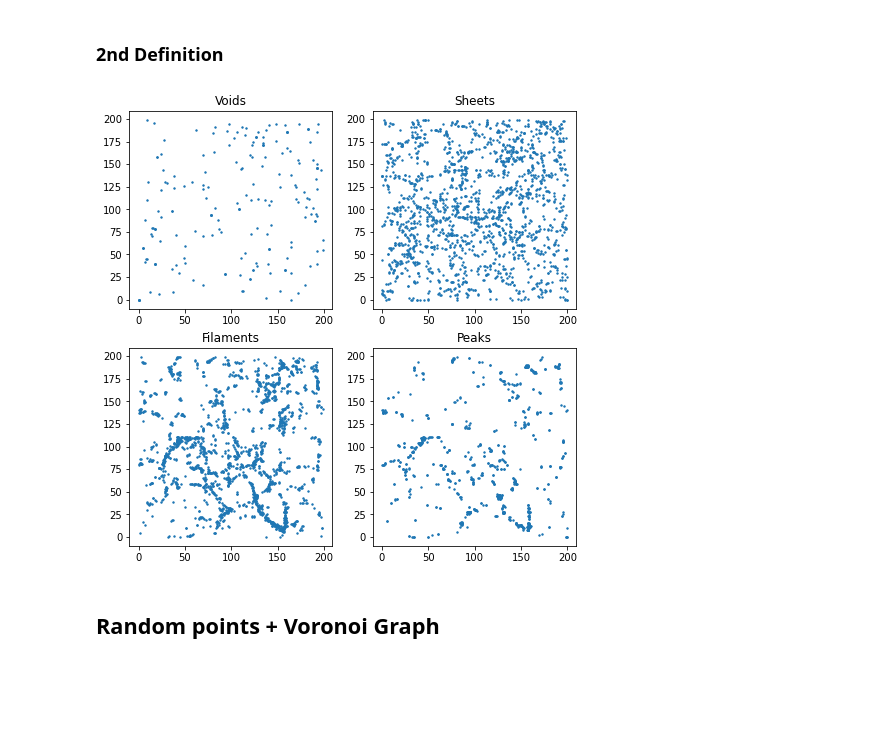
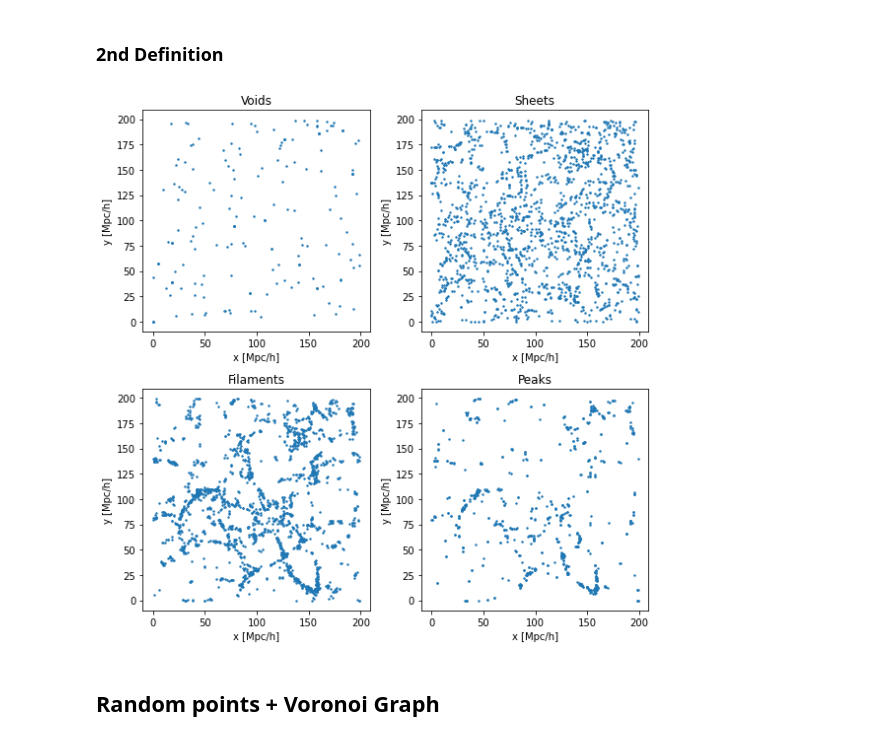
Before and after one commit to jsuarez314/cosmic_web_class, a Jupyter notebook: Environment_Classification_Methods.ipynb, the cells around one changed output. Cells and saved outputs as stored; diff of their text form; code cells hidden in the pictures; blank space fills up the shorter version.

```diff
--- a/Environment_Classification_Methods.ipynb
+++ b/Environment_Classification_Methods.ipynb
@@ -253,26 +279,38 @@ ii_void = is_real & is_void & is_slice
 ii_fila = is_real & is_filament & is_slice
 ii_sheet = is_real & is_sheet & is_slice
 ii_peak = is_real & is_peak & is_slice
-
-fig = plt.figure(figsize=(8,8))
-plt.subplot(2,2,1)
-plt.scatter(x_total[ii_void], y_total[ii_void], s=2)
-plt.title('Voids')
-
-plt.subplot(2,2,2)
-plt.scatter(x_total[ii_sheet], y_total[ii_sheet], s=2)
-plt.title('Sheets')
-
-plt.subplot(2,2,3)
-plt.scatter(x_total[ii_fila], y_total[ii_fila], s=2)
-plt.title('Filaments')
-
-plt.subplot(2,2,4)
-plt.scatter(x_total[ii_peak], y_total[ii_peak], s=2)
-plt.title('Peaks')
-plt.show()
-# %% [output]
-[figure, removed]
+# %%
+fig = plt.figure(figsize=(8,8))
+plt.subplot(2,2,1)
+plt.scatter(x_total[ii_void], y_total[ii_void], s=2)
+plt.xlabel('x [Mpc/h]')
+plt.ylabel('y [Mpc/h]')
+plt.title('Voids')
+
+plt.subplot(2,2,2)
+plt.scatter(x_total[ii_sheet], y_total[ii_sheet], s=2)
+plt.xlabel('x [Mpc/h]')
+plt.ylabel('y [Mpc/h]')
+plt.title('Sheets')
+
+plt.subplot(2,2,3)
+plt.scatter(x_total[ii_fila], y_total[ii_fila], s=2)
+plt.xlabel('x [Mpc/h]')
+plt.ylabel('y [Mpc/h]')
+
+plt.title('Filaments')
+
+plt.subplot(2,2,4)
+plt.scatter(x_total[ii_peak], y_total[ii_peak], s=2)
+plt.xlabel('x [Mpc/h]')
+plt.ylabel('y [Mpc/h]')
+plt.title('Peaks')
+
+plt.tight_layout()
+plt.savefig('./figs/class_bsk+fakepoints_2.png')
+plt.show()
+# %% [output]
+[figure, added]
 # %% [markdown]
 ## Random points + Voronoi Graph
 # %%
```
Also changed, not shown: parts of 14 cells of this notebook, 13 other files.
